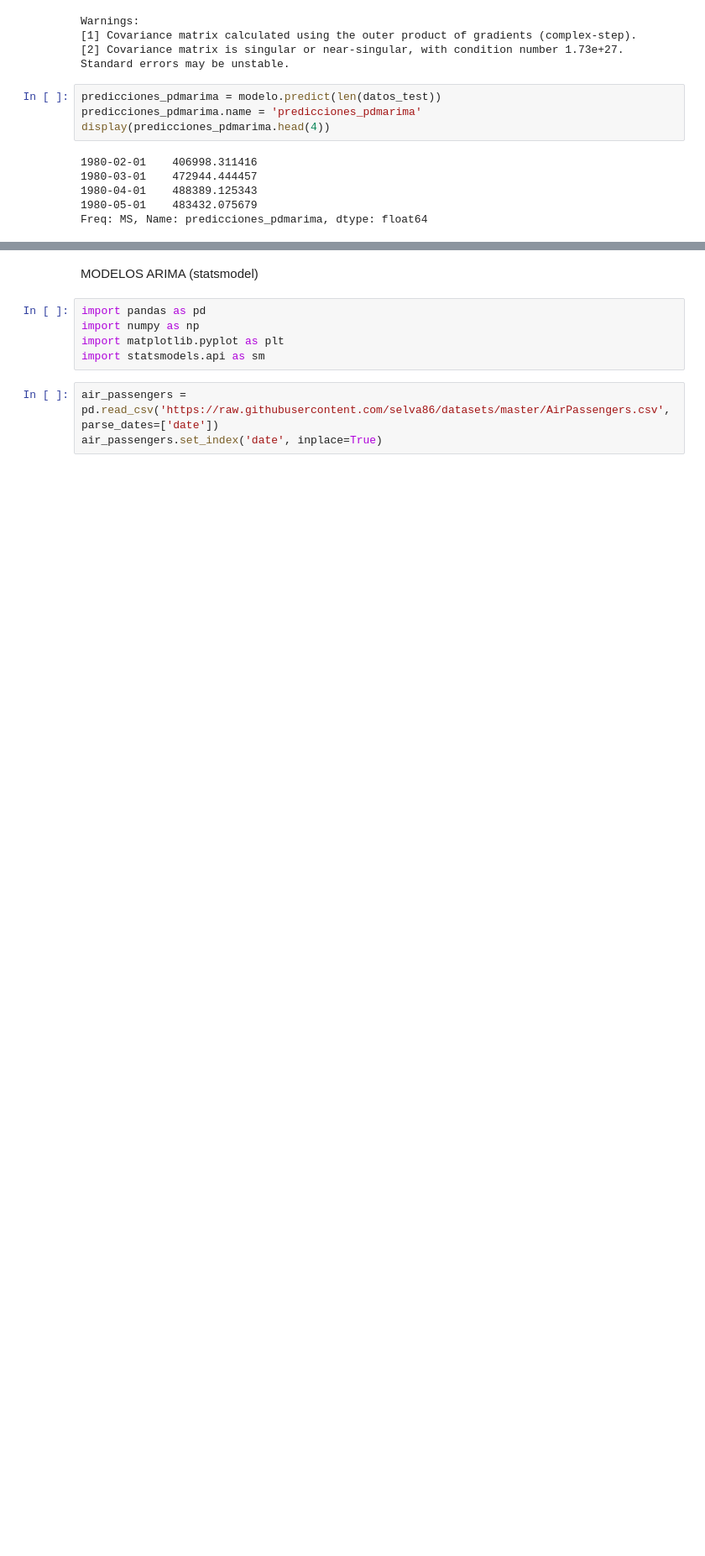
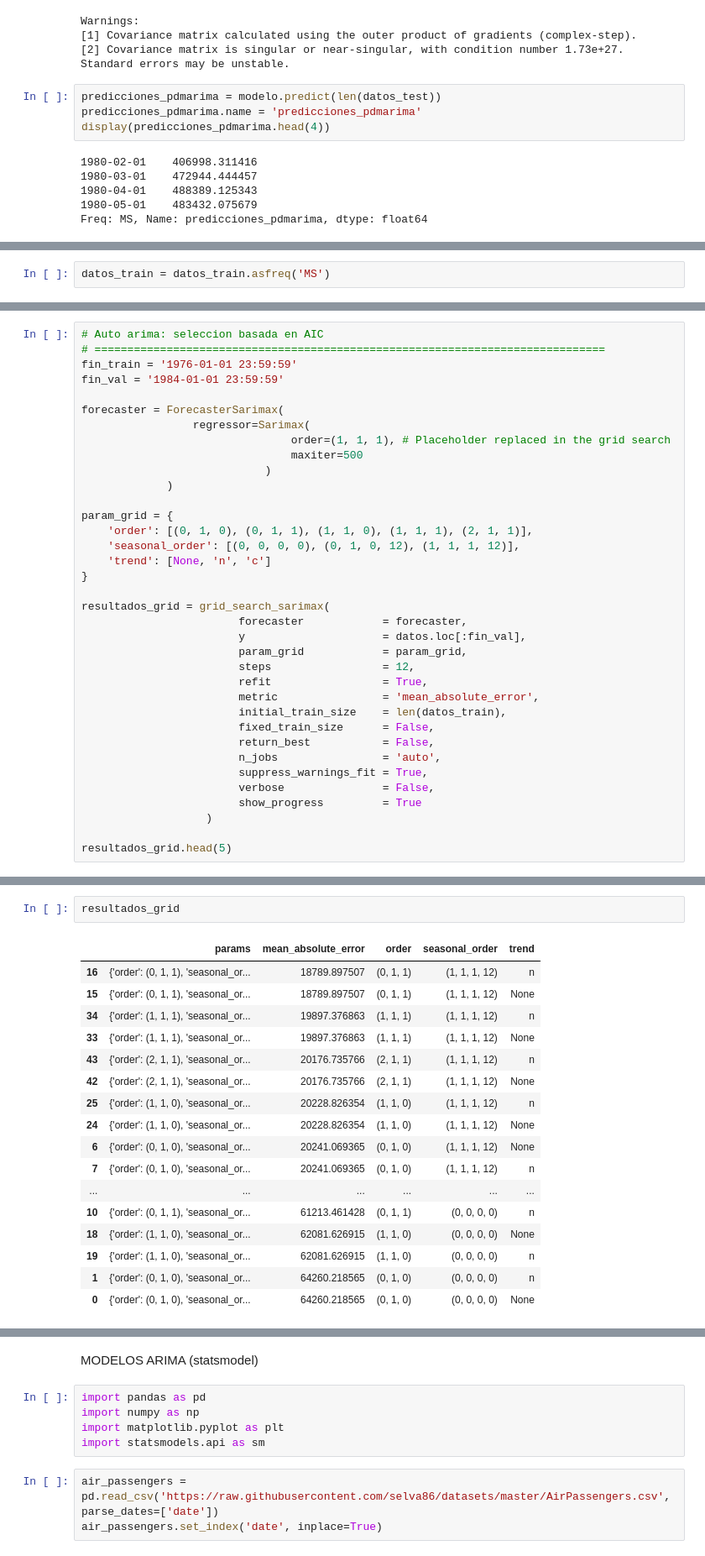
Before and after one commit to davidraamirez/drift-detection_data-augmentation, a Jupyter notebook: Modelos_prediccion/Modelos_autorregresivos.ipynb, the cells around one changed output, grey strips where cells are left out. Shown at 84% size. Saved outputs shown, nothing was run; the diff lists cells and outputs as text; blank space fills up the shorter version.

```diff
--- a/Modelos_prediccion/Modelos_autorregresivos.ipynb
+++ b/Modelos_prediccion/Modelos_autorregresivos.ipynb
@@ -203,0 +240,2 @@ Freq: MS, Name: predicciones_pdmarima, dtype: float64
+# %%
+datos_train = datos_train.asfreq('MS')
@@ -203,0 +257,36 @@ Freq: MS, Name: predicciones_pdmarima, dtype: float64
+# %%
+# Auto arima: seleccion basada en AIC
+# ==============================================================================
+fin_train = '1976-01-01 23:59:59'
+fin_val = '1984-01-01 23:59:59'
+
+forecaster = ForecasterSarimax(
+                 regressor=Sarimax(
+                                order=(1, 1, 1), # Placeholder replaced in the grid search
+                                maxiter=500
+                            )
+             )
+
+param_grid = {
+    'order': [(0, 1, 0), (0, 1, 1), (1, 1, 0), (1, 1, 1), (2, 1, 1)],
+    'seasonal_order': [(0, 0, 0, 0), (0, 1, 0, 12), (1, 1, 1, 12)],
+    'trend': [None, 'n', 'c']
+}
+
+resultados_grid = grid_search_sarimax(
+                        forecaster            = forecaster,
+                        y                     = datos.loc[:fin_val],
+                        param_grid            = param_grid,
+                        steps                 = 12,
+                        refit                 = True,
+                        metric                = 'mean_absolute_error',
+                        initial_train_size    = len(datos_train),
+                        fixed_train_size      = False,
+                        return_best           = False,
+                        n_jobs                = 'auto',
+                        suppress_warnings_fit = True,
+                        verbose               = False,
+                        show_progress         = True
+                   )
+
+resultados_grid.head(5)
@@ -203,0 +301,20 @@ Freq: MS, Name: predicciones_pdmarima, dtype: float64
+# %%
+resultados_grid
+# %% [output]
+|  | params | mean_absolute_error | order | seasonal_order | trend |
+| 16 | {'order': (0, 1, 1), 'seasonal_or... | 18789.897507 | (0, 1, 1) | (1, 1, 1, 12) | n |
+| 15 | {'order': (0, 1, 1), 'seasonal_or... | 18789.897507 | (0, 1, 1) | (1, 1, 1, 12) | None |
+| 34 | {'order': (1, 1, 1), 'seasonal_or... | 19897.376863 | (1, 1, 1) | (1, 1, 1, 12) | n |
+| 33 | {'order': (1, 1, 1), 'seasonal_or... | 19897.376863 | (1, 1, 1) | (1, 1, 1, 12) | None |
+| 43 | {'order': (2, 1, 1), 'seasonal_or... | 20176.735766 | (2, 1, 1) | (1, 1, 1, 12) | n |
+| 42 | {'order': (2, 1, 1), 'seasonal_or... | 20176.735766 | (2, 1, 1) | (1, 1, 1, 12) | None |
+| 25 | {'order': (1, 1, 0), 'seasonal_or... | 20228.826354 | (1, 1, 0) | (1, 1, 1, 12) | n |
+| 24 | {'order': (1, 1, 0), 'seasonal_or... | 20228.826354 | (1, 1, 0) | (1, 1, 1, 12) | None |
+| 6 | {'order': (0, 1, 0), 'seasonal_or... | 20241.069365 | (0, 1, 0) | (1, 1, 1, 12) | None |
+| 7 | {'order': (0, 1, 0), 'seasonal_or... | 20241.069365 | (0, 1, 0) | (1, 1, 1, 12) | n |
+| ... | ... | ... | ... | ... | ... |
+| 10 | {'order': (0, 1, 1), 'seasonal_or... | 61213.461428 | (0, 1, 1) | (0, 0, 0, 0) | n |
+| 18 | {'order': (1, 1, 0), 'seasonal_or... | 62081.626915 | (1, 1, 0) | (0, 0, 0, 0) | None |
+| 19 | {'order': (1, 1, 0), 'seasonal_or... | 62081.626915 | (1, 1, 0) | (0, 0, 0, 0) | n |
+| 1 | {'order': (0, 1, 0), 'seasonal_or... | 64260.218565 | (0, 1, 0) | (0, 0, 0, 0) | n |
+| 0 | {'order': (0, 1, 0), 'seasonal_or... | 64260.218565 | (0, 1, 0) | (0, 0, 0, 0) | None |
```
Also changed, not shown: parts of 18 cells of this notebook, 1 other file.
